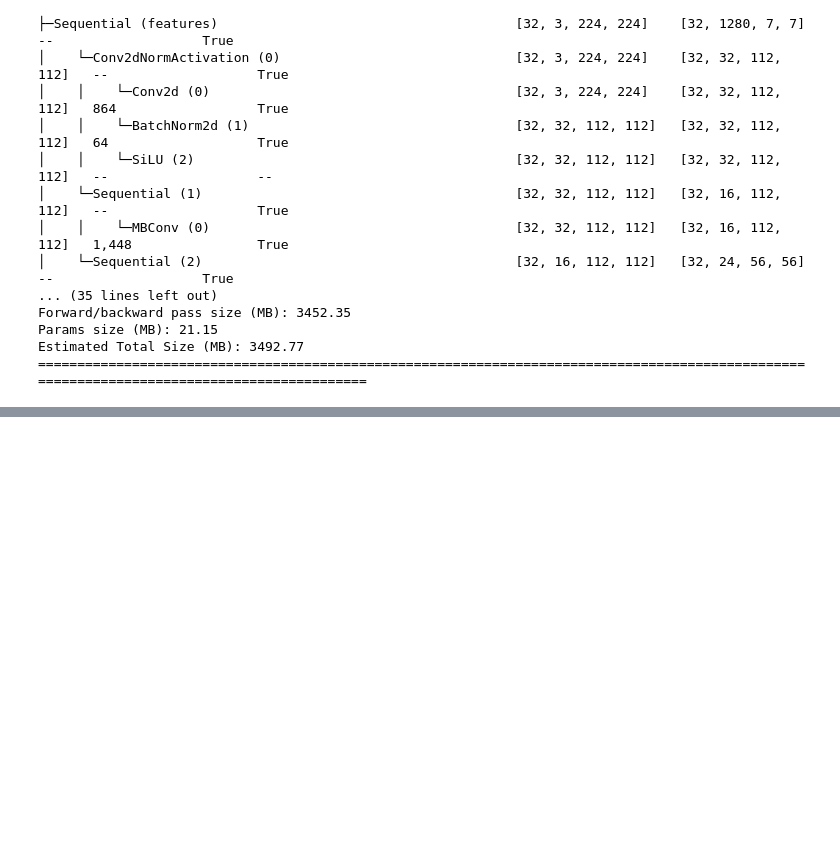
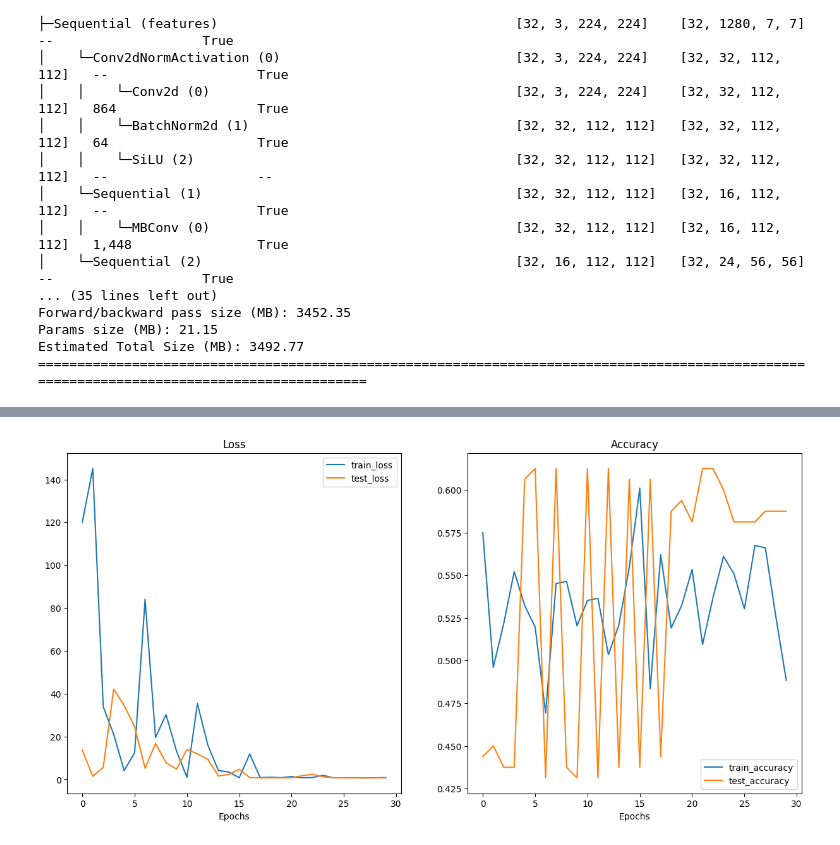
Before and after one commit to youmnanasser/Transfer-Learning-COVID-CT-Scan, a Jupyter notebook: Transfer_Learning_for_COVID_CT_Scan_Prediction.ipynb, the cells around one changed output, grey strips where cells are left out. Cells and saved outputs as stored; diff of their text form; code cells hidden in the pictures; blank space fills up the shorter version.

```diff
--- a/Transfer_Learning_for_COVID_CT_Scan_Prediction.ipynb
+++ b/Transfer_Learning_for_COVID_CT_Scan_Prediction.ipynb
@@ -201,0 +324,8 @@ model.classifier = torch.nn.Sequential(
+# %%
+# Create training and testing DataLoaders as well as get a list of class names
+train_dataloader, test_dataloader, class_names = data_setup.create_dataloaders(train_dir=train_dir,
+                                                                               test_dir=test_dir,
+                                                                               transform=auto_transforms, # perform same data transforms on our own data as the pretrained model
+                                                                               batch_size=32) # set mini-batch size to 32
+
+train_dataloader, test_dataloader, class_names
@@ -201,0 +336,3 @@ model.classifier = torch.nn.Sequential(
+# %%
+weights = torchvision.models.ResNet50_Weights.DEFAULT # .DEFAULT = best available weights
+model = torchvision.models.resnet50(weights=weights).to(device)
@@ -201,0 +403,4 @@ model.classifier = torch.nn.Sequential(
+# %%
+# Define loss and optimizer
+loss_fn = nn.CrossEntropyLoss()
+optimizer = torch.optim.Adam(model.parameters(), lr=0.1)
@@ -201,0 +465,16 @@ model.classifier = torch.nn.Sequential(
+# %%
+# Get the plot_loss_curves() function from helper_functions.py, download the file if we don't have it
+try:
+    from helper_functions import plot_loss_curves
+except:
+    print("[INFO] Couldn't find helper_functions.py, downloading...")
+    with open("helper_functions.py", "wb") as f:
+        import requests
+        request = requests.get("https://raw.githubusercontent.com/mrdbourke/pytorch-deep-learning/main/helper_functions.py")
+        f.write(request.content)
+    from helper_functions import plot_loss_curves
+
+# Plot the loss curves of our model
+plot_loss_curves(results_resnet)
+# %% [output]
+[figure, added]
```
Also changed, not shown: parts of 40 cells of this notebook.
